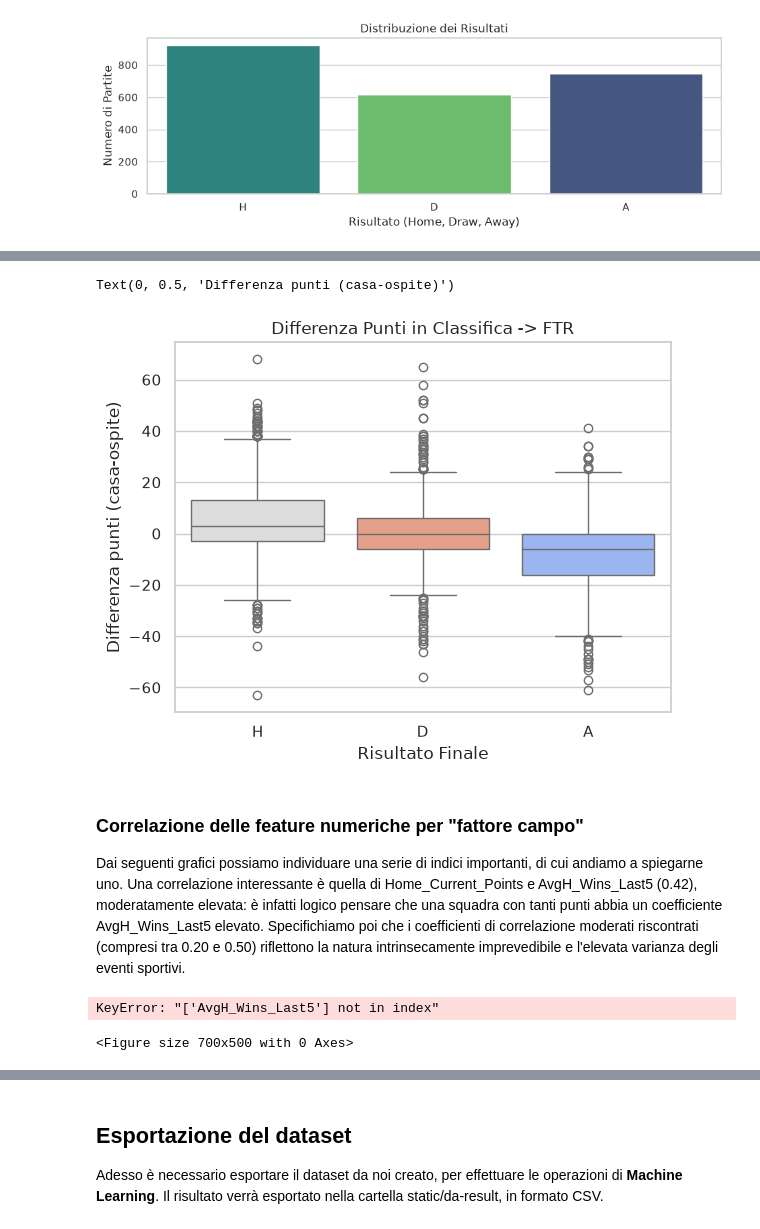
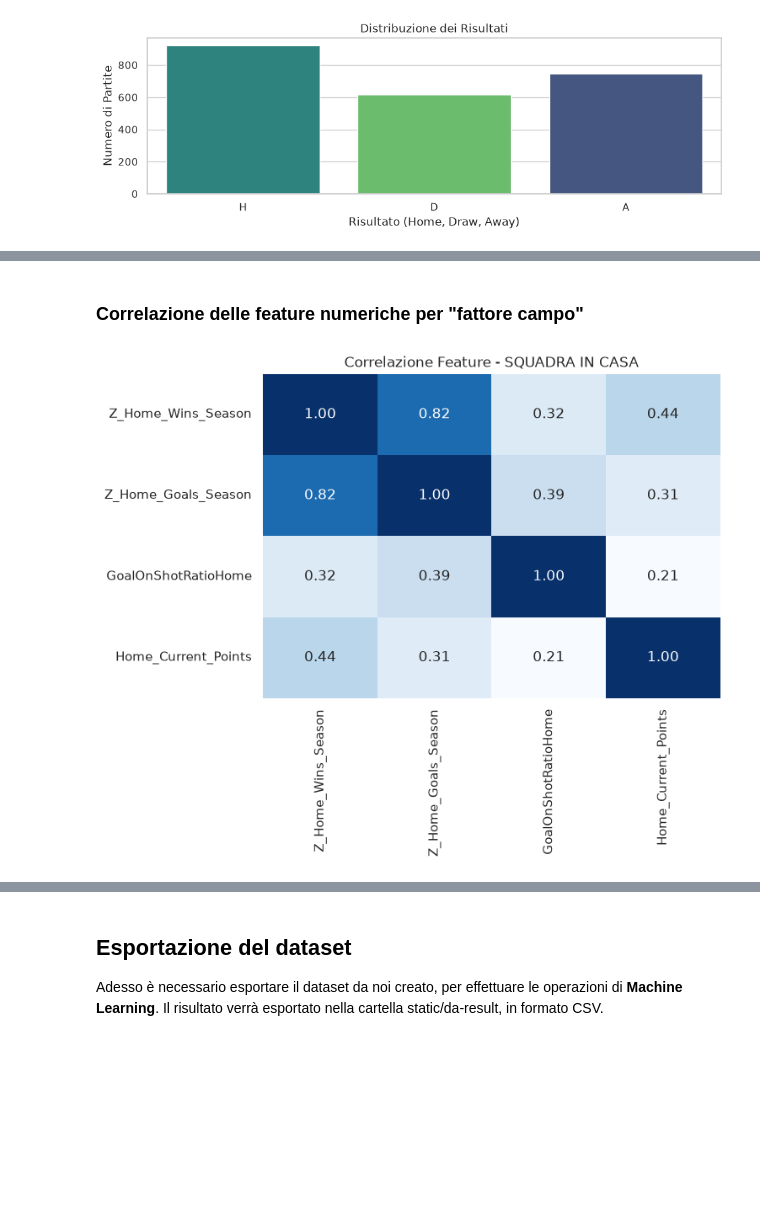
Before and after one commit to Lucaseraaa/sports-game-outcome-predictor, a Jupyter notebook: notebook/feature-engineering.ipynb, the cells around one changed output, grey strips where cells are left out. Cells and saved outputs as stored; diff of their text form; code cells hidden in the pictures; blank space fills up the shorter version.

Commit message:
Corretti errori vari e aggiornate alcune sezioni in seguito ai cambiamenti

```diff
--- a/notebook/feature-engineering.ipynb
+++ b/notebook/feature-engineering.ipynb
@@ -487,28 +482,15 @@ Analizziamo adesso il secondo punto. Dal grafico ottenuto possiamo confermare ch
-# %%
-# Calcolo la differenza punti
-final_dataset['Points_Difference'] = final_dataset['Home_Current_Points'] - final_dataset['Away_Current_Points']
-
-sns.boxplot(data=final_dataset, x='FTR', y='Points_Difference', hue='FTR', order=['H', 'D', 'A'], palette='coolwarm')
-plt.title('Differenza Punti in Classifica -> FTR')
-plt.xlabel('Risultato Finale')
-plt.ylabel('Differenza punti (casa-ospite)')
-# %% [output]
-Text(0, 0.5, 'Differenza punti (casa-ospite)')
-[figure, removed]
 # %% [markdown]
 ### Correlazione delle feature numeriche per "fattore campo"
-Dai seguenti grafici possiamo individuare una serie di indici importanti, di cui andiamo a spiegarne uno. Una correlazione interessante è quella di Home_Current_Points e AvgH_Wins_Last5 (0.42), moderatamente elevata: è infatti logico pensare che una squadra con tanti punti abbia un coefficiente AvgH_Wins_Last5 elevato. Specifichiamo poi che i coefficienti di correlazione moderati riscontrati (compresi tra 0.20 e 0.50) riflettono la natura intrinsecamente imprevedibile e l'elevata varianza degli eventi sportivi.
 # %%
 # Heatmap per la squadra in casa
 plt.figure(figsize=(7, 5))
-feature_home = ['AvgH_Wins_Last5', 'GoalOnShotRatioHome', 'Home_Current_Points']
+feature_home = ['Z_Home_Wins_Season', 'Z_Home_Goals_Season', 'GoalOnShotRatioHome', 'Home_Current_Points']
 sns.heatmap(final_dataset[feature_home].corr(), annot=True, cmap='Blues', fmt=".2f", cbar=False)
 
 plt.title('Correlazione Feature - SQUADRA IN CASA')
 plt.show()
 # %% [output]
-KeyError: "['AvgH_Wins_Last5'] not in index"
-<Figure size 700x500 with 0 Axes>
+[figure, added]
 # %%
 # Heatmap per la squadra in trasferta
 plt.figure(figsize=(7, 5))
```
Also changed, not shown: parts of 3 cells of this notebook, 1 other file.
